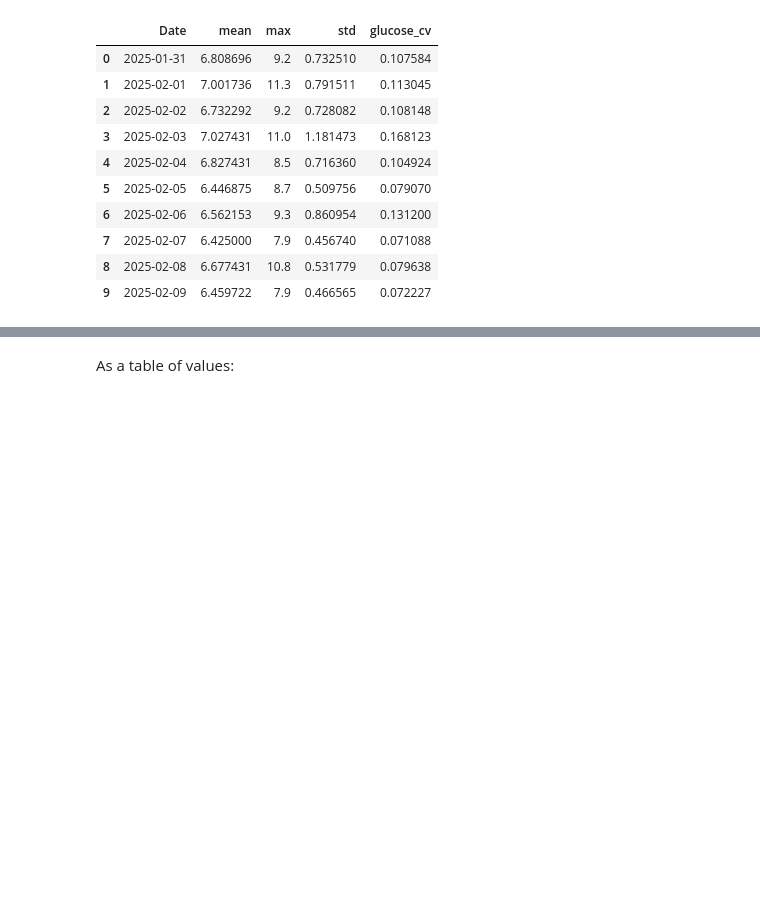
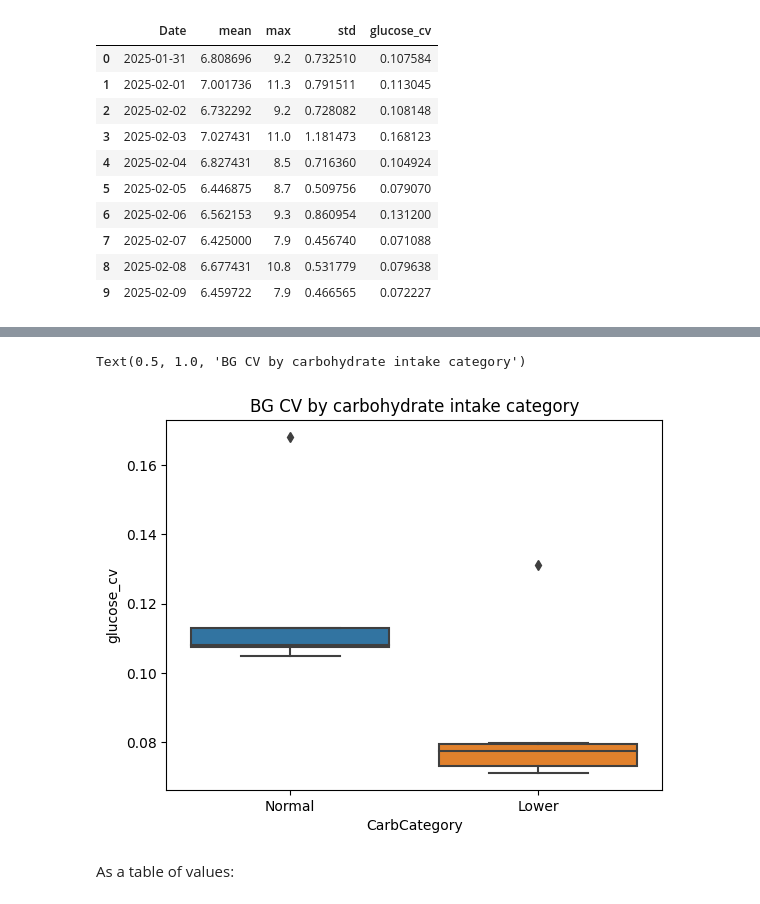
Before and after one commit to Usul1980/Dexcom-G7-analysis, a Jupyter notebook: dexcom-g7-cgm-vs-carbs-vs-exercise.ipynb, the cells around one changed output, grey strips where cells are left out. Saved outputs shown, nothing was run; the diff lists cells and outputs as text; code cells hidden in the pictures; blank space fills up the shorter version.

```diff
--- a/dexcom-g7-cgm-vs-carbs-vs-exercise.ipynb
+++ b/dexcom-g7-cgm-vs-carbs-vs-exercise.ipynb
@@ -183,9 +183,7 @@ df_cv.head(10)
 | 9 | 2025-02-09 | 6.459722 | 7.9 | 0.466565 | 0.072227 |
 # %%
 df_cv['CarbCategory'] = np.where(df_cv['Date'] <= '2025-02-04','Normal','Lower')
-# set categorical order
 
-fig = px.box(df_cv, x="CarbCategory", y="glucose_cv",
-             points="all", color='CarbCategory')
-fig.show()
+sns.boxplot(x=df_cv['CarbCategory'],y=df_cv['glucose_cv'])
+plt.title('BG CV by carbohydrate intake category')
 # %% [output]
@@ -193,3 +190,5 @@ fig.show()
+Text(0.5, 1.0, 'BG CV by carbohydrate intake category')
+[figure, added]
 # %% [markdown]
 As a table of values:
 # %%
```
Also changed, not shown: parts of 7 cells of this notebook.
